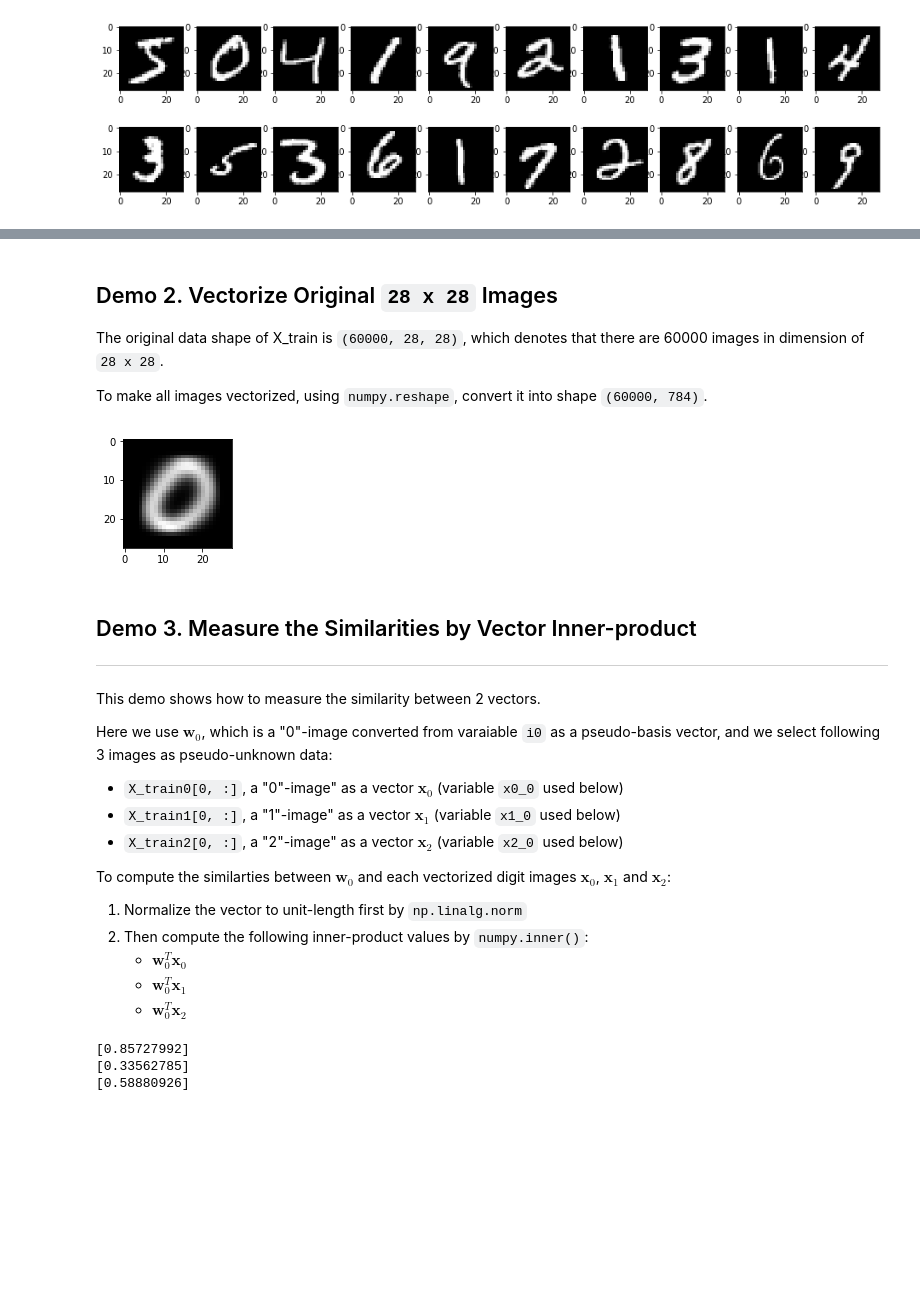
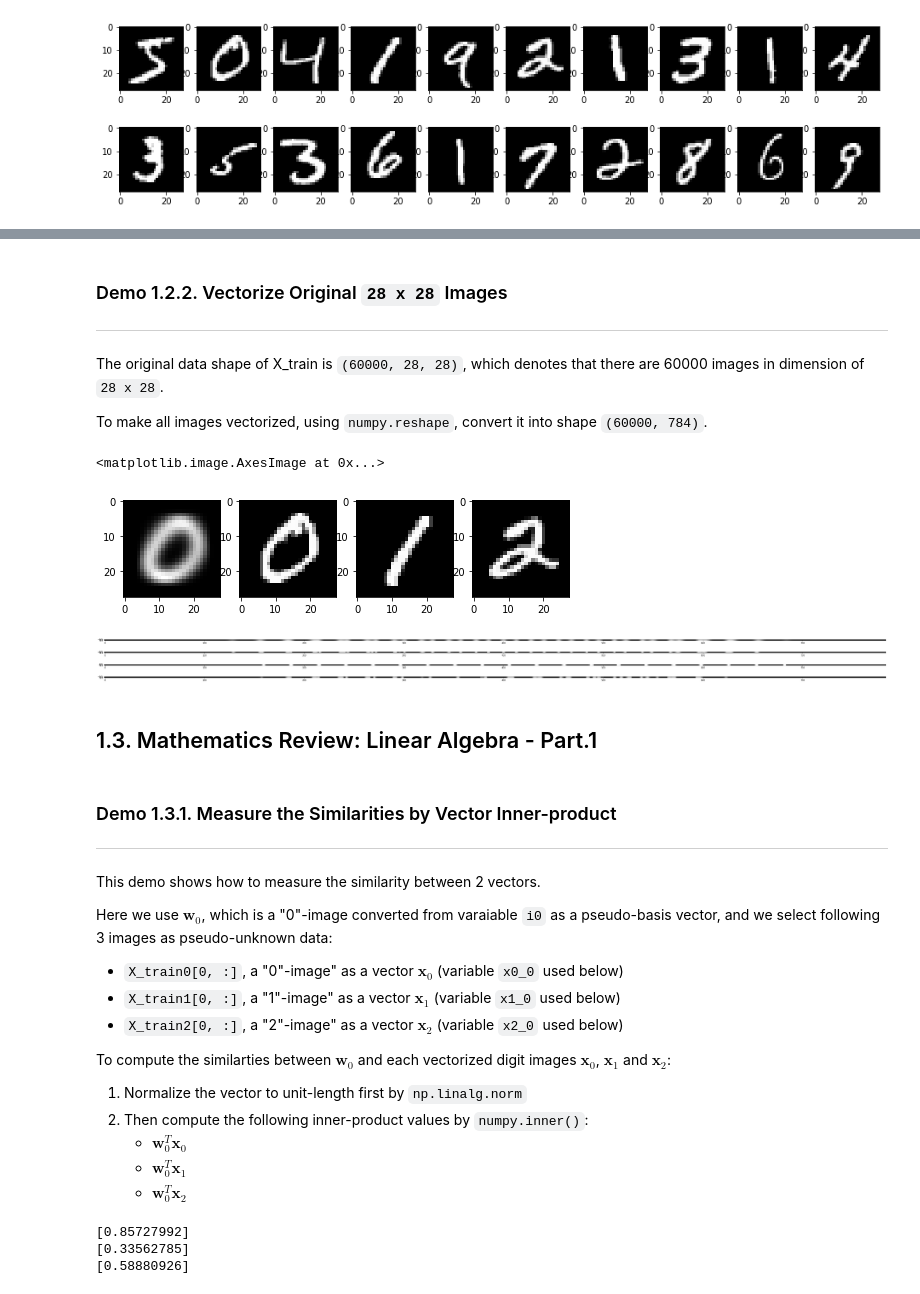
Before and after one commit to jessee-kung/tu-etp-ad1062, a Jupyter notebook: demo_01.ipynb, the cells around one changed output, grey strips where cells are left out. Cells and saved outputs as stored; diff of their text form; code cells hidden in the pictures; blank space fills up the shorter version.

Commit message:
[demo01] Update demo sequence, provide demo number for relating with slides

```diff
--- a/demo_01.ipynb
+++ b/demo_01.ipynb
@@ -118,28 +85,59 @@ show_mnist_original_and_vectorized_images(I_train[y_train == 2])
 # %% [markdown]
-## Demo 2. Vectorize Original `28 x 28` Images
+### Demo 1.2.2. Vectorize Original `28 x 28` Images
+----
 The original data shape of X_train is `(60000, 28, 28)`, which denotes that there are 60000 images in dimension of `28 x 28`.
 
 To make all images vectorized, using `numpy.reshape`, convert it into shape `(60000, 784)`.
 # %%
 # Create a pseudo base image i0 by simply computing the average of all 0-images
 i0 = np.average(I_train[y_train == 0, :, :], axis=0)
-
-plt.figure(figsize=(2, 2))
-plt.imshow(i0, cmap='gray')
-
 
 # Vectorize basis image i0 to shape (784) as w0:
 w0 = i0.reshape((1, 784))
 
 # Vectorize pseudo unknown image to shape (784) for the first image of class label == 0, 1, and 2
 X_train = I_train.reshape(60000, 784)
 X_train0 = X_train[y_train == 0, :]
 X_train1 = X_train[y_train == 1, :]
 X_train2 = X_train[y_train == 2, :]
+
+
+# Show the original result
+plt.figure(figsize=(8, 2))
+plt.subplot(1, 4, 1)
+plt.imshow(w0.reshape(28, 28), cmap='gray')
+
+plt.subplot(1, 4, 2)
+plt.imshow(X_train0[0,:].reshape(28, 28), cmap='gray')
+
+plt.subplot(1, 4, 3)
+plt.imshow(X_train1[0,:].reshape(28, 28), cmap='gray')
+
+plt.subplot(1, 4, 4)
+plt.imshow(X_train2[0,:].reshape(28, 28), cmap='gray')
+
+
+# Show vectorized result
+plt.figure(figsize=(64, 4))
+plt.subplot(4, 1, 1)
+plt.imshow(w0, cmap='gray')
+
+plt.subplot(4, 1, 2)
+plt.imshow(X_train0[0,:].reshape(1, 784), cmap='gray')
+
+plt.subplot(4, 1, 3)
+plt.imshow(X_train1[0,:].reshape(1, 784), cmap='gray')
+
+plt.subplot(4, 1, 4)
+plt.imshow(X_train2[0,:].reshape(1, 784), cmap='gray')
 # %% [output]
+<matplotlib.image.AxesImage at 0x...>
-[figure, old version]
+[figure, new version]
+[figure, added]
+# %% [markdown]
+## 1.3. Mathematics Review: Linear Algebra - Part.1
 # %% [markdown]
-## Demo 3. Measure the Similarities by Vector Inner-product
+### Demo 1.3.1. Measure the Similarities by Vector Inner-product
 ----
 This demo shows how to measure the similarity between 2 vectors.
 
```
Also changed, not shown: parts of 13 cells of this notebook.
